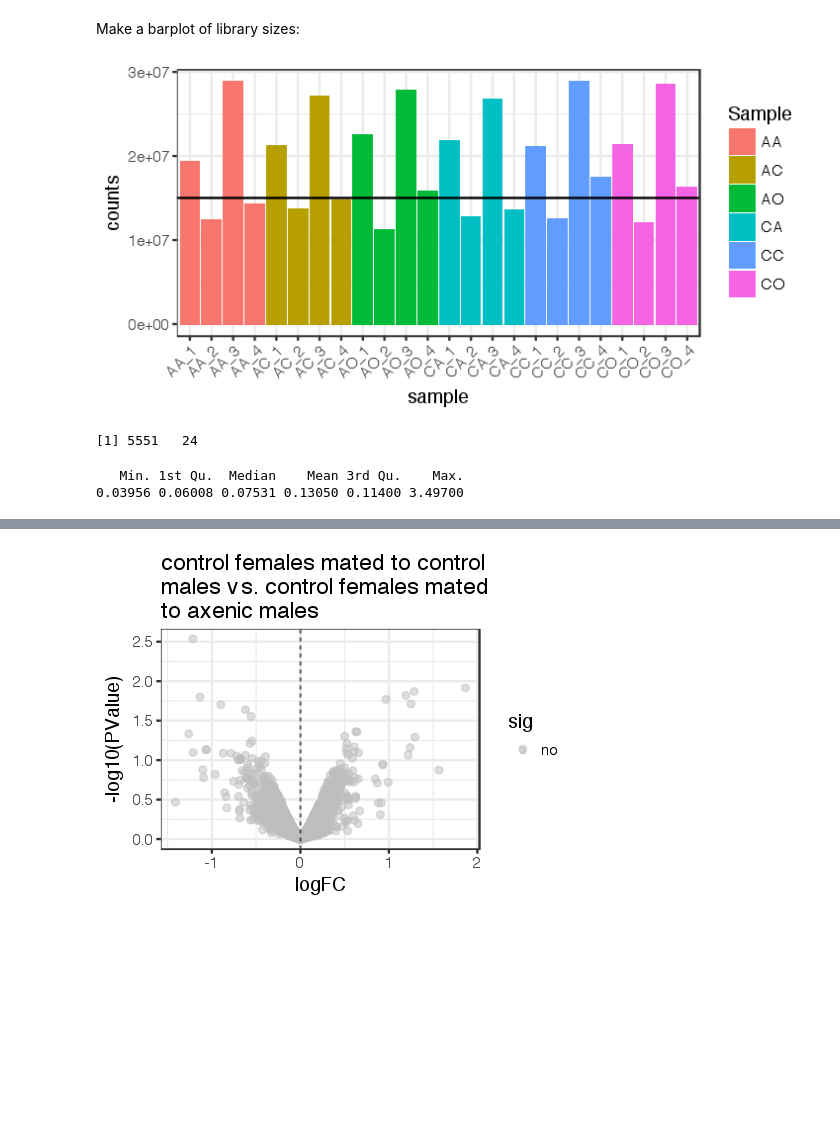
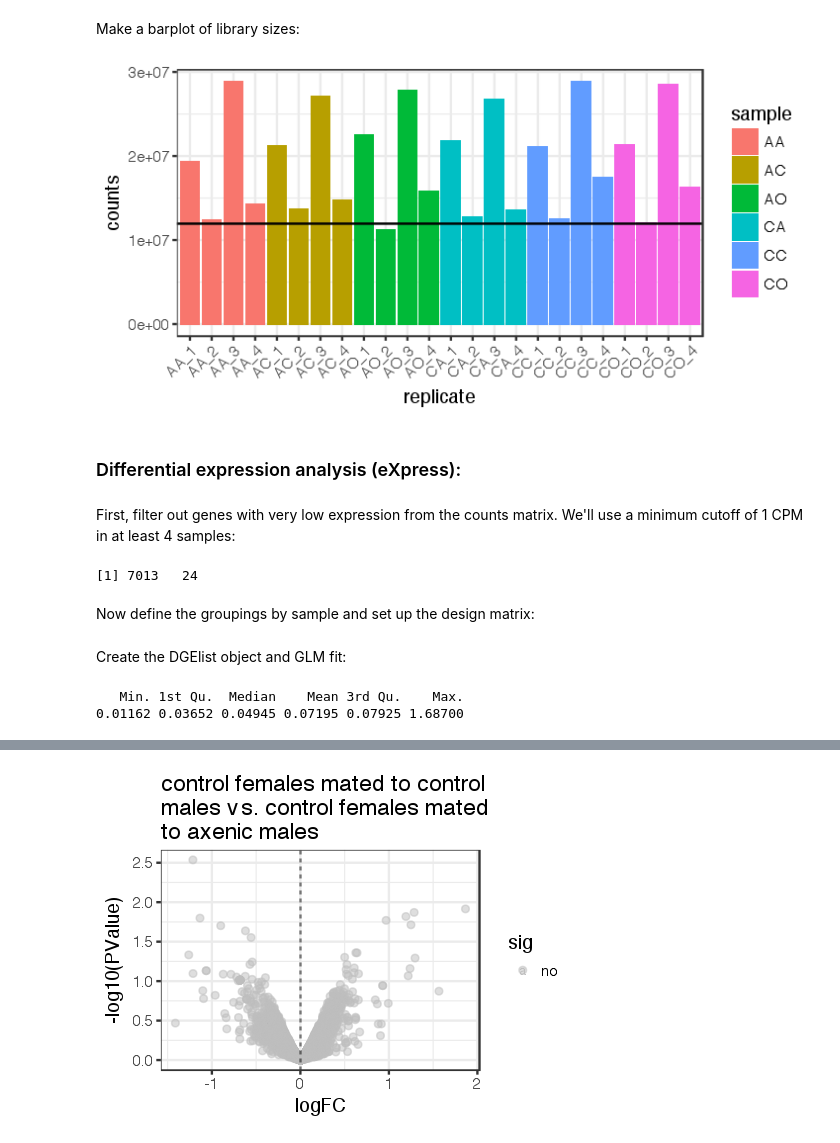
Before and after one commit to YazBraimah/Axenic.PM, a Jupyter notebook: R_analysis_pipeline.ipynb, the cells around one changed output, grey strips where cells are left out. Cells and saved outputs as stored; diff of their text form; code cells hidden in the pictures; blank space fills up the shorter version.

```diff
--- a/R_analysis_pipeline.ipynb
+++ b/R_analysis_pipeline.ipynb
@@ -5,4 +5,5 @@ Load Packages:
 # %%
+## Packages to load
 req_packages = c("Biobase", "cluster", "cowplot", "cummeRbund",
                  "data.table", "DESeq", "edgeR", "ggplot2", "ggpubr",
                  "ggrepel", "ggthemes", "ggthemr", "Glimma",
@@ -10,10 +11,16 @@ req_packages = c("Biobase", "cluster", "cowplot", "cummeRbund",
                  "heatmap3", "imager", "pheatmap", "plotly", "qvalue", "RColorBrewer",
                  "reshape", "Rmisc", "splitstackshape", "statmod", "stringr", "tidyverse",
                  "wesanderson", "VennDiagram", "viridis")
-
+## load them, quietly
 invisible(suppressWarnings(suppressMessages(lapply(req_packages, require, character.only = TRUE))))
 
-'%!in%' <- function(x,y)!('%in%'(x,y))
+## Load custom functions from file:
+source("Functions.R")
 
-# The Cowplot package changes the default themes of ggplot2. Set the bw theme with larger font sizes like so:
-theme_set(theme_bw(base_size = 16))
+## The Cowplot package changes the default themes of ggplot2. Set the bw theme with larger font sizes like so:
+# theme_set(theme_bw(base_size = 16))
+## ... or set the default theme
+theme_set(theme_gray())
+
+## suppress excessive VennDiagram log files
+futile.logger::flog.threshold(futile.logger::ERROR, name = "VennDiagramLogger")
@@ -20,5 +33,5 @@ theme_set(theme_bw(base_size = 16))
 # %% [markdown]
 Load read count data:
 # %%
-counts_bt2.fbgn = read.table("eXpress/express.gene.counts.matrix", header=T, row.names=1, com='', check.names=F)
-counts_hs2.mstg = read.table("Hisat2/gene_counts.csv", header=T, row.names=1, com='', check.names=F)
+counts_bt2 = read.table("eXpress/express.gene.counts.matrix", header=T, row.names=1, com='', check.names=F)
+# counts_hs2 = read.table("Hisat2/gene_counts.csv", header=T, row.names=1, sep = ',')
@@ -41,40 +100,49 @@ sampleInfo$Handler = ifelse(grepl("3|4", sampleInfo$Replicate), "Yasir", "Sofie"
 # %% [markdown]
 Output library size object:
 # %%
-bt2LibSizes <- as.data.frame(colSums(counts_bt2.fbgn))
-libSizes <- cbind(sample = row.names(bt2LibSizes), bt2LibSizes)
+LibSizes <- as.data.frame(colSums(counts_bt2))
+libSizes <- cbind(sample = row.names(LibSizes), LibSizes)
 row.names(libSizes)<- NULL
-colnames(libSizes) = c("sample", "counts")
-libSizes = merge(libSizes, sampleInfo, by.x = "sample", by.y = "Replicate")
+colnames(libSizes) = c("replicate", "counts")
+libSizes$sample = gsub("_.*", "", libSizes$replicate)
 # %% [markdown]
 Make a barplot of library sizes:
 # %%
 options(repr.plot.width = 6, repr.plot.height = 3)
 # pdf("Figures/Library_sizes.pdf", width = 12, height = 4)
-ggplot(libSizes, aes(sample, counts, fill = Sample)) +
+ggplot(libSizes, aes(replicate, counts, fill = sample)) +
     geom_bar(stat="identity", position = "dodge") +
     theme_bw() +
     theme(axis.text.x = element_text(angle = 45, hjust = 1)) +
-    geom_hline(yintercept = 15000000)
+    geom_hline(yintercept = 12000000)
 # dev.off()
 # %% [output]
-[figure, old version]
+[figure, new version]
+# %% [markdown]
+### Differential expression analysis (eXpress):
+# %% [markdown]
+First, filter out genes with very low expression from the counts matrix. We'll use a minimum cutoff of 1 CPM in at least 4 samples:
 # %%
-cpm_bt2.fbgn <- cpm(counts_bt2.fbgn)
-thresh_bt2.fbgn <- cpm_bt2.fbgn > 5
-keep_bt2.fbgn <- rowSums(thresh_bt2.fbgn) >= 2
-countsKeep_bt2.fbgn <- counts_bt2.fbgn[keep_bt2.fbgn,]
-# countsKeep_bt2.fbgn <- subset(countsKeep_bt2.fbgn, rownames(countsKeep_bt2.fbgn) %!in% wierd_genes)
-dim(countsKeep_bt2.fbgn)
+counts_bt2 = subset(counts_bt2, rownames(counts_bt2) %!in% wierd_genes)
+cpm_bt2 <- cpm(counts_bt2)
+thresh_bt2 <- cpm_bt2 > 1
+keep_bt2 <- rowSums(thresh_bt2) >= 4
+countsKeep_bt2 <- counts_bt2[keep_bt2,]
+# countsKeep_bt2 <- subset(countsKeep_bt2, rownames(countsKeep_bt2) %!in% wierd_genes)
+dim(countsKeep_bt2)
 # %% [output]
-[1] 5551   24
+[1] 7013   24
+# %% [markdown]
+Now define the groupings by sample and set up the design matrix:
 # %%
 groups = factor(sampleInfo$Sample)
 design = model.matrix( ~ 0 + groups)
 colnames(design) <- levels(groups)
 rownames(design) <- sampleInfo$Replicate
+# %% [markdown]
+Create the DGElist object and GLM fit:
 # %%
-dgeList <- DGEList(counts = countsKeep_bt2.fbgn, group = groups)
+dgeList <- DGEList(counts = countsKeep_bt2, group = groups)
 dgeList <- calcNormFactors(dgeList)
 dgeList <- estimateCommonDisp(dgeList)
 dgeList <- estimateTagwiseDisp(dgeList)
@@ -82,7 +150,7 @@ dgeList_fit <- glmFit(dgeList, design)
 summary(dgeList$tagwise.dispersion)
 # %% [output]
    Min. 1st Qu.  Median    Mean 3rd Qu.    Max.
-0.03956 0.06008 0.07531 0.13050 0.11400 3.49700
+0.01162 0.03652 0.04945 0.07195 0.07925 1.68700
 # %%
 options(repr.plot.width = 9, repr.plot.height = 6)
 par(mfrow=c(2,2))
```
Also changed, not shown: parts of 36 cells of this notebook.
